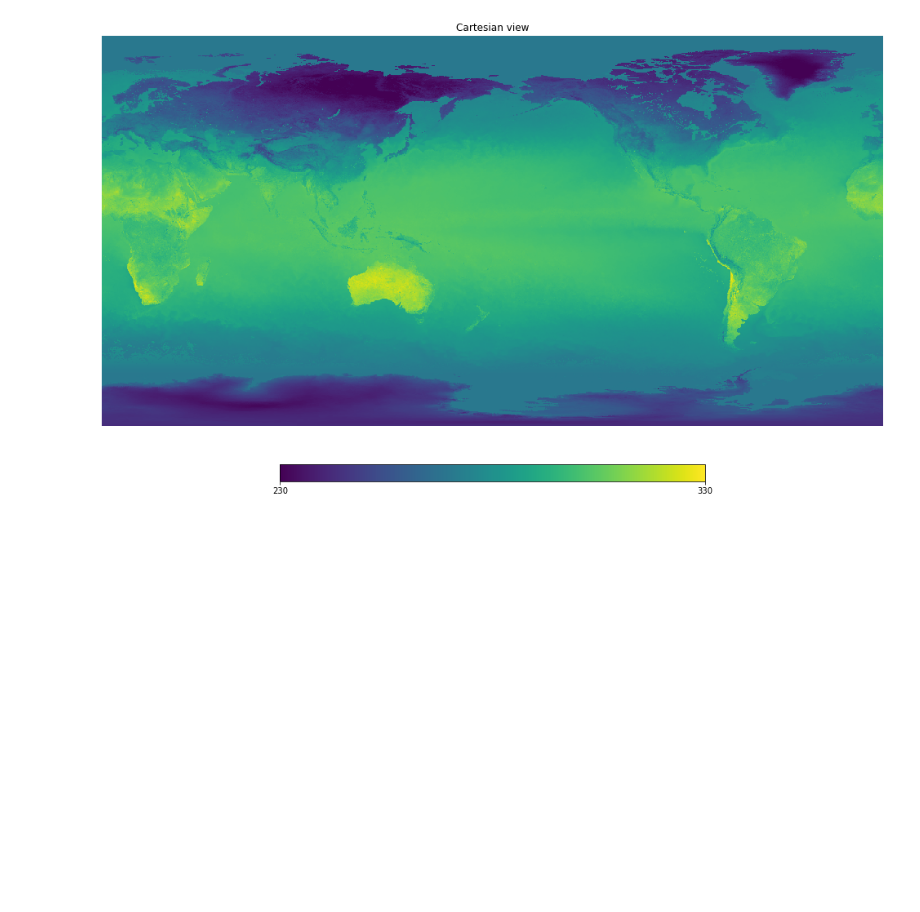
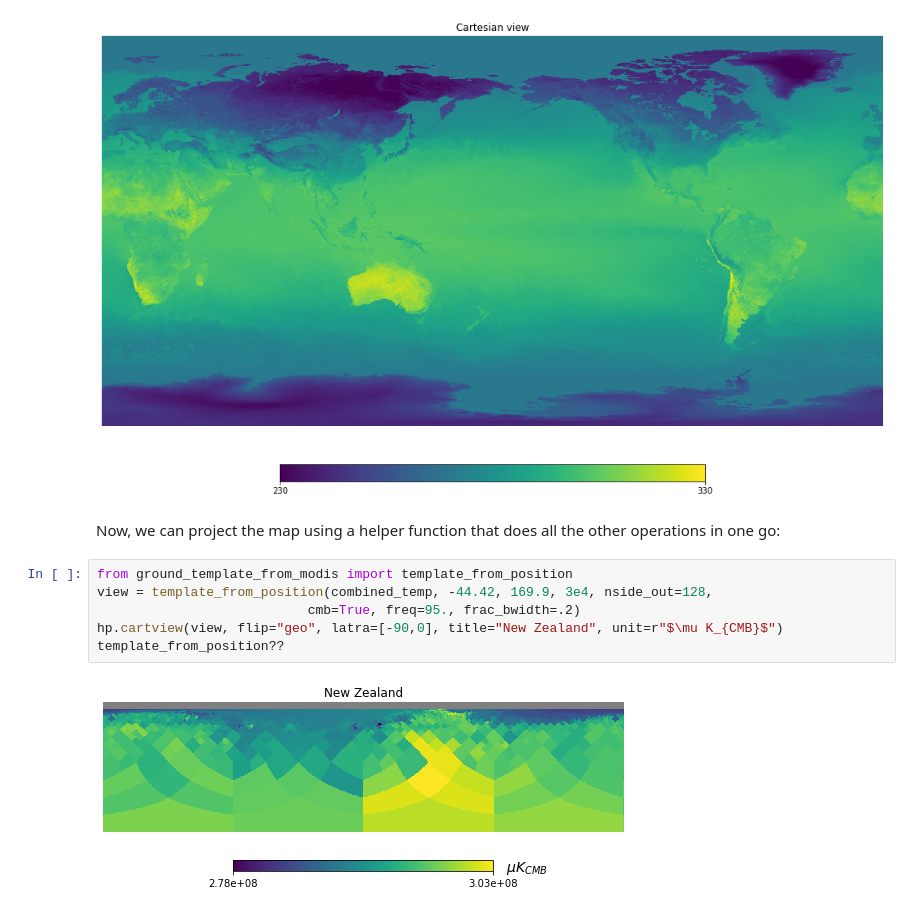
Before and after one commit to AERAdler/modis_to_healpy_ground, a Jupyter notebook: project_ground.ipynb, the cells around one changed output. Drawn from its saved outputs; the diff is of its cells as text; blank space fills up the shorter version.

Commit message:
Helper function demo in notebook

```diff
--- a/project_ground.ipynb
+++ b/project_ground.ipynb
@@ -348,3 +348,13 @@ fig = plt.figure(1, figsize=(17,9))
 hp.cartview(combined_temp, flip="geo", min=230, max=330, xsize=1200, fig=1)
 # %% [output]
 [figure]
+# %% [markdown]
+Now, we can project the map using a helper function that does all the other operations in one go:
+# %%
+from ground_template_from_modis import template_from_position
+view = template_from_position(combined_temp, -44.42, 169.9, 3e4, nside_out=128,
+                           cmb=True, freq=95., frac_bwidth=.2)
+hp.cartview(view, flip="geo", latra=[-90,0], title="New Zealand", unit=r"$\mu K_{CMB}$")
+template_from_position??
+# %% [output]
+[figure, added]
```
Also changed, not shown: parts of 1 cell of this notebook, 1 other file.
